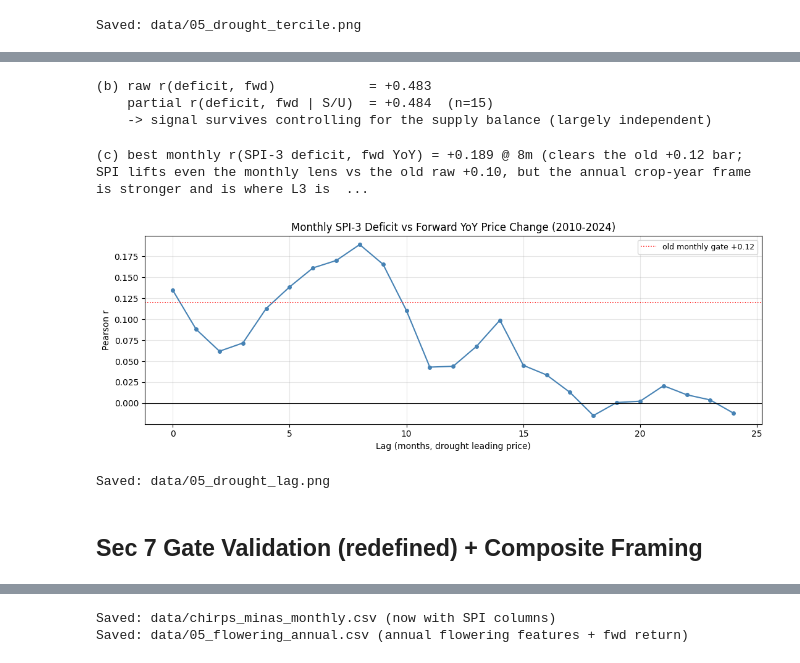
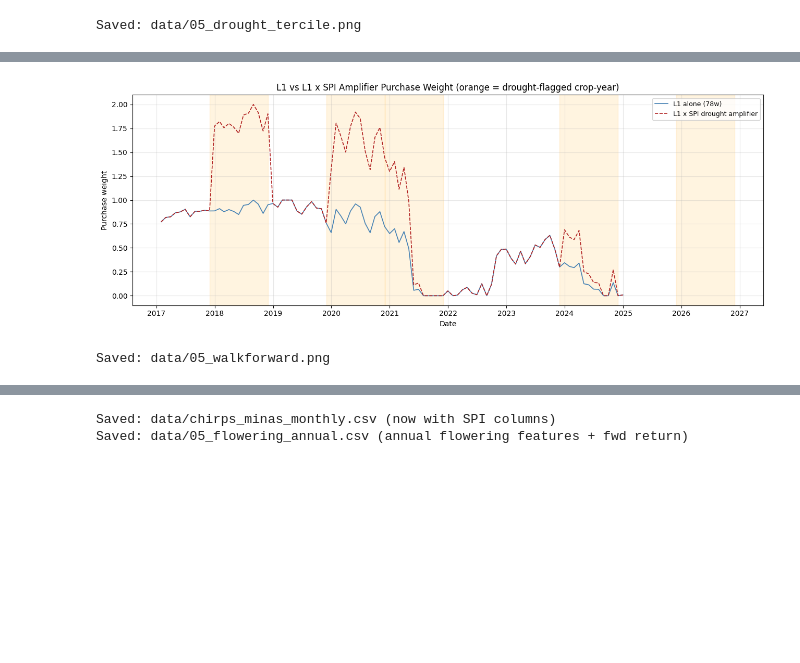
Before and after one commit to abhirajp97/greensignal, a Jupyter notebook: notebooks/coffee_backtests/05_chirps_signal.ipynb, the cells around one changed output, grey strips where cells are left out. Cells and saved outputs as stored; diff of their text form; code cells hidden in the pictures; blank space fills up the shorter version.

```diff
--- a/notebooks/coffee_backtests/05_chirps_signal.ipynb
+++ b/notebooks/coffee_backtests/05_chirps_signal.ipynb
@@ -386,61 +619,21 @@ print(f'(a) Expanding-window SPI-3 deficit  r={r_exp:+.3f}  p={p_exp:.3f}  n={le
 # %%
-# (b) Partial correlation controlling for stocks-to-use at flowering time
-stu = pd.read_csv('data/stu_monthly.csv', parse_dates=['date'], index_col='date')['stu']
-stu_nov = stu.reindex(pd.to_datetime([f'{y}-11-30' for y in annual.index]), method='nearest')
-dfp = pd.DataFrame(
-    {'sig': flowering_drought.values, 'fwd': fwd.values, 'stu': stu_nov.values},
-    index=annual.index,
-).loc[2010:2024].dropna()
-
-
-def partial_corr(df, x, y, z):
-    rxy = stats.pearsonr(df[x], df[y])[0]
-    rxz = stats.pearsonr(df[x], df[z])[0]
-    ryz = stats.pearsonr(df[y], df[z])[0]
-    return (rxy - rxz * ryz) / np.sqrt((1 - rxz**2) * (1 - ryz**2))
-
-
-r_raw = stats.pearsonr(dfp['sig'], dfp['fwd'])[0]
-r_par = partial_corr(dfp, 'sig', 'fwd', 'stu')
-print(f'(b) raw r(deficit, fwd)            = {r_raw:+.3f}')
-print(f'    partial r(deficit, fwd | S/U)  = {r_par:+.3f}  (n={len(dfp)})')
-print('    -> signal survives controlling for the supply balance (largely independent)')
+fig, ax = plt.subplots(figsize=(13, 5))
+ax.plot(core.index, core['weight_l1'], color='steelblue', lw=1.2, label='L1 alone (78w)')
+ax.plot(core.index, core['weight_l1_amp'], color='firebrick', lw=1.2, ls='--',
+        label='L1 x SPI drought amplifier')
+for y in sorted(drought_flag[drought_flag == 1].index):
+    ax.axvspan(pd.Timestamp(f'{y}-12-01'), pd.Timestamp(f'{y + 1}-11-30'),
+               color='orange', alpha=0.12)
+ax.set_ylabel('Purchase weight')
+ax.set_xlabel('Date')
+ax.set_title('L1 vs L1 x SPI Amplifier Purchase Weight '
+             '(orange = drought-flagged crop-year)')
+ax.legend(fontsize=9)
+ax.grid(True, alpha=0.3)
+plt.tight_layout()
+plt.savefig('data/05_walkforward.png', dpi=150, bbox_inches='tight')
+plt.show()
+print('Saved: data/05_walkforward.png')
 # %% [output]
+[figure, added]
-(b) raw r(deficit, fwd)            = +0.483
-    partial r(deficit, fwd | S/U)  = +0.484  (n=15)
-    -> signal survives controlling for the supply balance (largely independent)
+Saved: data/05_walkforward.png
-# %%
-# (c) Monthly SPI-3 deficit lag sweep vs trailing YoY (continuity with old gate)
-monthly_deficit_m = np.maximum(0.0, -rain['spi3'])
-mm = pd.DataFrame({'deficit': monthly_deficit_m}).join(kc[['settle']], how='inner')
-mm['yoy'] = mm['settle'].pct_change(12) * 100
-lags = range(0, 25)
-r_lag = []
-for lag in lags:
-    d = pd.DataFrame({'x': mm['deficit'], 'y': mm['yoy'].shift(-lag)}).loc['2010':'2024'].dropna()
-    r_lag.append(stats.pearsonr(d['x'], d['y'])[0] if len(d) > 30 else np.nan)
-best = int(np.nanargmax(r_lag))
-old_gate_note = 'clears the old +0.12 bar' if r_lag[best] >= 0.12 else 'below the old +0.12 bar'
-print(f'(c) best monthly r(SPI-3 deficit, fwd YoY) = {r_lag[best]:+.3f} @ {best}m '
-      f'({old_gate_note}; SPI lifts even the monthly lens vs the old raw +0.10, '
-      'but the annual crop-year frame is stronger and is where L3 is evaluated)')
-
-fig, ax = plt.subplots(figsize=(11, 4))
-ax.plot(list(lags), r_lag, marker='o', ms=4, color='steelblue')
-ax.axhline(0.12, color='red', ls=':', lw=1.1, label='old monthly gate +0.12')
-ax.axhline(0, color='black', lw=0.8)
-ax.set_xlabel('Lag (months, drought leading price)')
-ax.set_ylabel('Pearson r')
-ax.set_title('Monthly SPI-3 Deficit vs Forward YoY Price Change (2010-2024)')
-ax.legend(fontsize=9)
-ax.grid(True, alpha=0.3)
-plt.tight_layout()
-plt.savefig('data/05_drought_lag.png', dpi=150, bbox_inches='tight')
-plt.show()
-print('Saved: data/05_drought_lag.png')
-# %% [output]
-(c) best monthly r(SPI-3 deficit, fwd YoY) = +0.189 @ 8m (clears the old +0.12 bar; SPI lifts even the monthly lens vs the old raw +0.10, but the annual crop-year frame is stronger and is where L3 is  ...
-[figure, removed]
-Saved: data/05_drought_lag.png
-# %% [markdown]
-## Sec 7  Gate Validation (redefined) + Composite Framing
```
Also changed, not shown: parts of 13 cells of this notebook, 7 other files.
